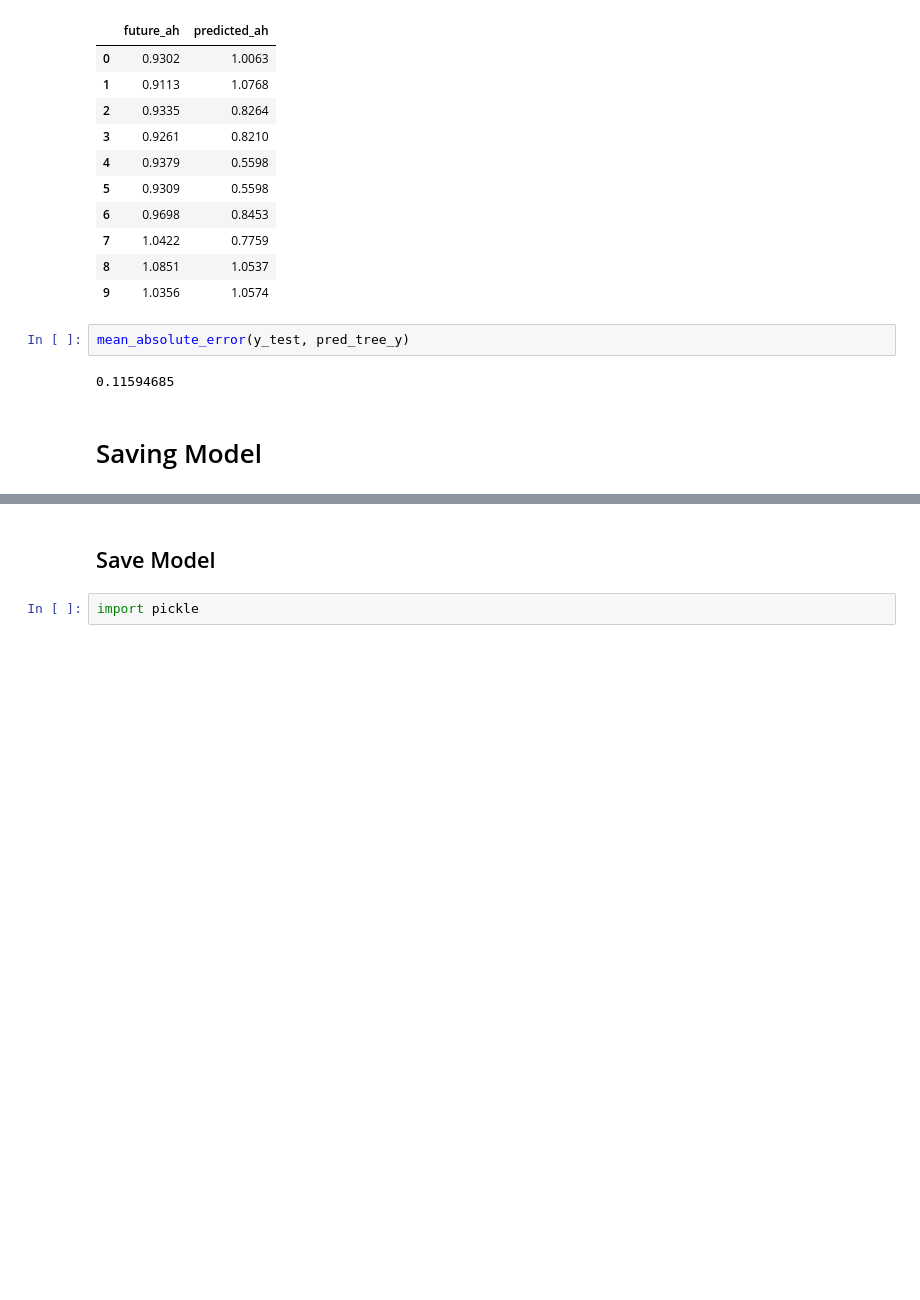
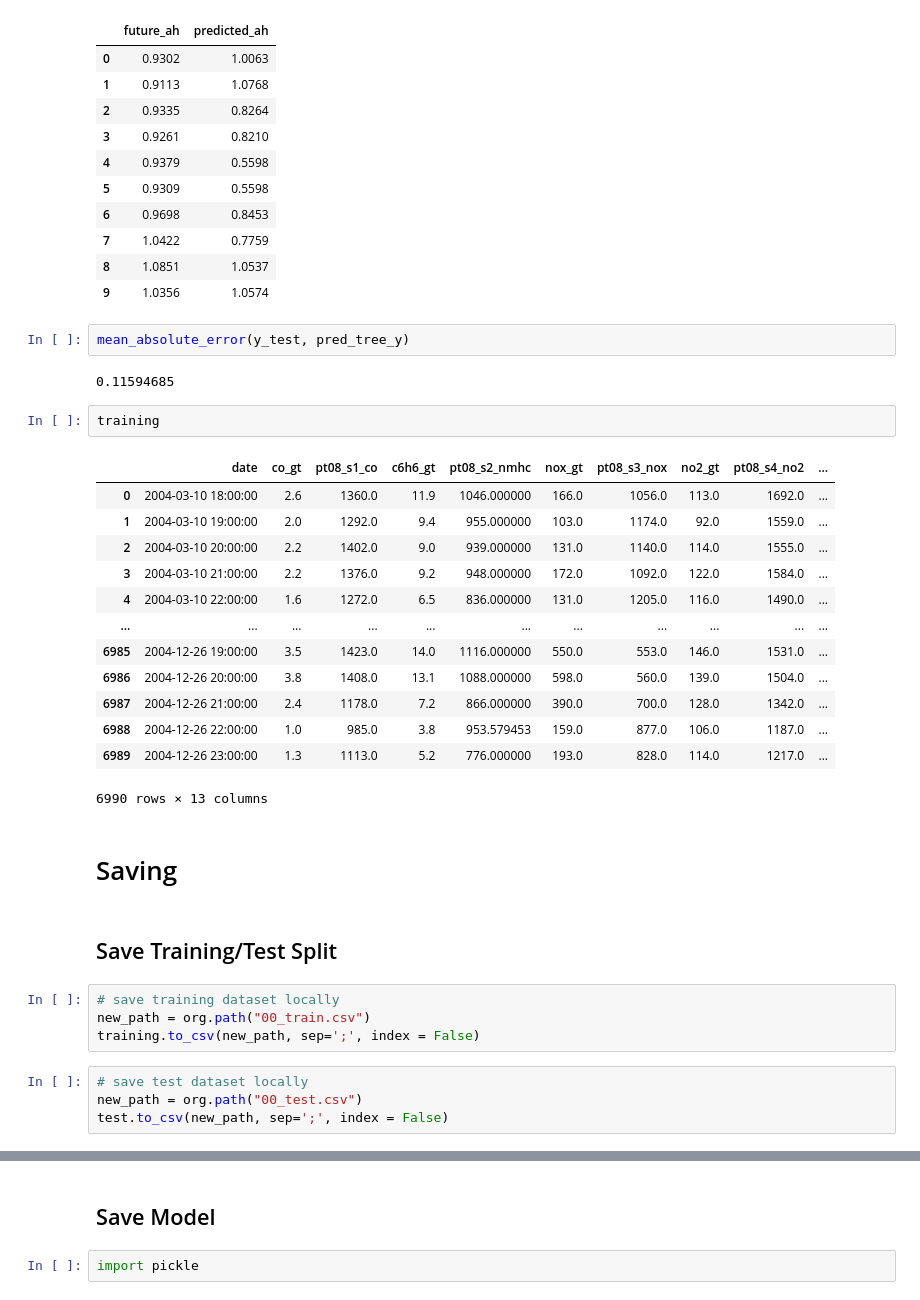
Before and after one commit to SimonB97/Air-regression, a Jupyter notebook: src/02_Sprint3_ML/06_sklearn.ipynb, the cells around one changed output, grey strips where cells are left out. Drawn from its saved outputs; the diff is of its cells as text; blank space fills up the shorter version.

Commit message:
Functions, Tests, JSON

```diff
--- a/src/02_Sprint3_ML/06_sklearn.ipynb
+++ b/src/02_Sprint3_ML/06_sklearn.ipynb
@@ -335,5 +335,31 @@ check_df
 mean_absolute_error(y_test, pred_tree_y)
 # %% [output]
 0.11594685
+# %%
+training
+# %% [output]
+|  | date | co_gt | pt08_s1_co | c6h6_gt | pt08_s2_nmhc | nox_gt | pt08_s3_nox | no2_gt | pt08_s4_no2 | ... |
+| 0 | 2004-03-10 18:00:00 | 2.6 | 1360.0 | 11.9 | 1046.000000 | 166.0 | 1056.0 | 113.0 | 1692.0 | ... |
+| 1 | 2004-03-10 19:00:00 | 2.0 | 1292.0 | 9.4 | 955.000000 | 103.0 | 1174.0 | 92.0 | 1559.0 | ... |
+| 2 | 2004-03-10 20:00:00 | 2.2 | 1402.0 | 9.0 | 939.000000 | 131.0 | 1140.0 | 114.0 | 1555.0 | ... |
+| 3 | 2004-03-10 21:00:00 | 2.2 | 1376.0 | 9.2 | 948.000000 | 172.0 | 1092.0 | 122.0 | 1584.0 | ... |
+| 4 | 2004-03-10 22:00:00 | 1.6 | 1272.0 | 6.5 | 836.000000 | 131.0 | 1205.0 | 116.0 | 1490.0 | ... |
+| ... | ... | ... | ... | ... | ... | ... | ... | ... | ... | ... |
+| 6985 | 2004-12-26 19:00:00 | 3.5 | 1423.0 | 14.0 | 1116.000000 | 550.0 | 553.0 | 146.0 | 1531.0 | ... |
+| 6986 | 2004-12-26 20:00:00 | 3.8 | 1408.0 | 13.1 | 1088.000000 | 598.0 | 560.0 | 139.0 | 1504.0 | ... |
+| 6987 | 2004-12-26 21:00:00 | 2.4 | 1178.0 | 7.2 | 866.000000 | 390.0 | 700.0 | 128.0 | 1342.0 | ... |
+| 6988 | 2004-12-26 22:00:00 | 1.0 | 985.0 | 3.8 | 953.579453 | 159.0 | 877.0 | 106.0 | 1187.0 | ... |
+| 6989 | 2004-12-26 23:00:00 | 1.3 | 1113.0 | 5.2 | 776.000000 | 193.0 | 828.0 | 114.0 | 1217.0 | ... |
+6990 rows × 13 columns
 # %% [markdown]
-# Saving Model
+# Saving
+# %% [markdown]
+## Save Training/Test Split
+# %%
+# save training dataset locally
+new_path = org.path("00_train.csv")
+training.to_csv(new_path, sep=';', index = False)
+# %%
+# save test dataset locally
+new_path = org.path("00_test.csv")
+test.to_csv(new_path, sep=';', index = False)
```
Also changed, not shown: parts of 7 cells of this notebook, 6 other files.
